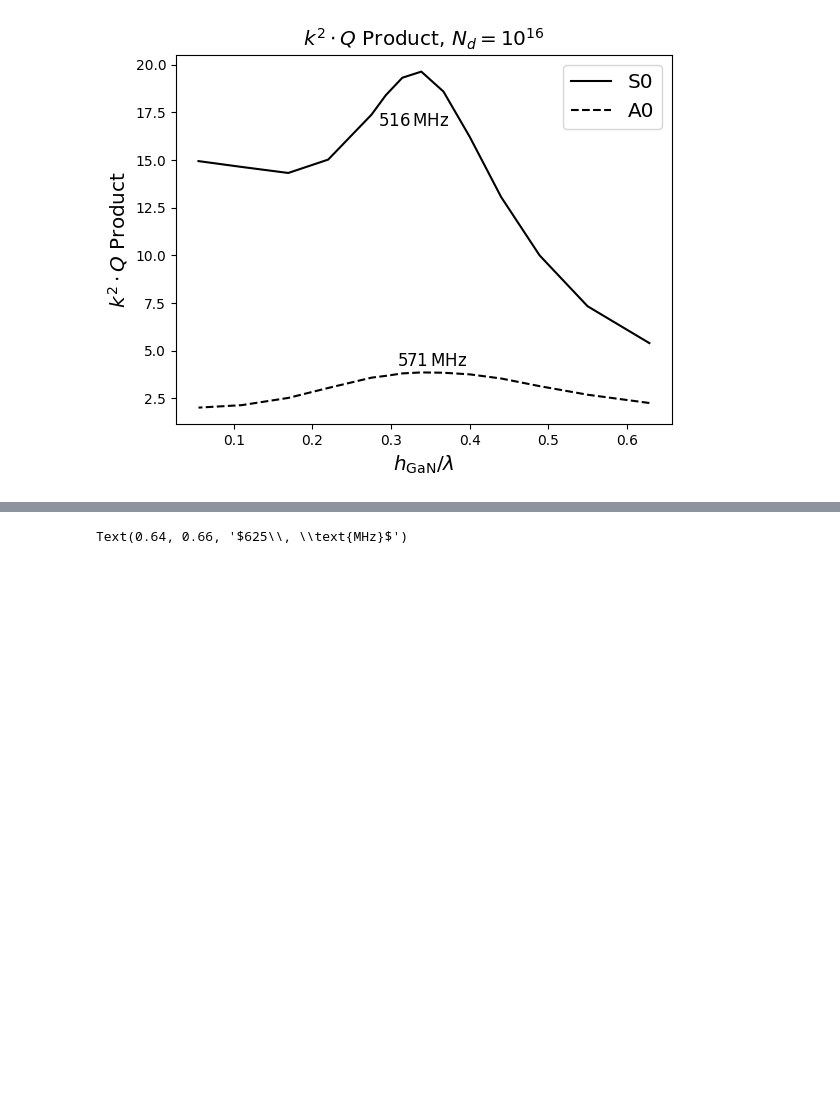
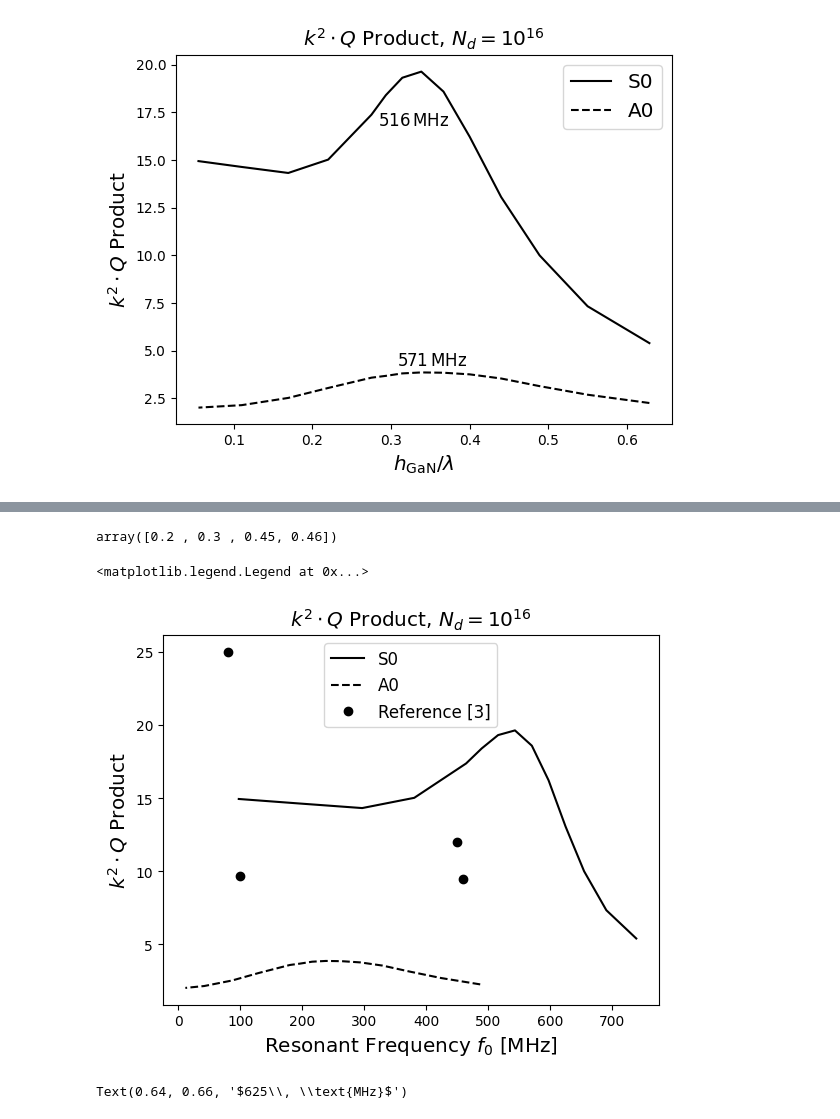
Before and after one commit to ninja-lab/Resonators, a Jupyter notebook: ComsolPlots.ipynb, the cells around one changed output, grey strips where cells are left out. Cells and saved outputs as stored; diff of their text form; code cells hidden in the pictures; blank space fills up the shorter version.

```diff
--- a/ComsolPlots.ipynb
+++ b/ComsolPlots.ipynb
@@ -126,3 +123,21 @@ Text(0.47, 0.25, '$571\\, \\text{MHz}$')
+# %%
+np.array([.2, .3, .45, .46])
+# %% [output]
+array([0.2 , 0.3 , 0.45, 0.46])
+# %%
+lit_fGHz = np.array([.08, .1, .45, .46])*1e9
+lit_k2Q = np.array([25, 9.7, 12, 9.5])
+fig, ax = plt.subplots()
+ax.set_xlabel(r'Resonant Frequency $f_0$ [MHz]', fontsize='x-large')
+ax.set_title(r'$k^2\cdot Q$ Product, $N_d = 10^{16}$', fontsize='x-large')
+ax.set_ylabel(r'$k^2\cdot Q$ Product', fontsize='x-large')#$[\cdot 10^{11}]$')
+ax.plot(df['eigS']/1e6, df['ksq_Nd1e16_S0']*df['Q_Nd1e16_S0'], color='k', linestyle='-', label=r'S0')
+ax.plot(df['eigAS']/1e6, df['ksq_Nd1e16_A0']*df['Q_Nd1e16_A0'], color='k', linestyle='--', label=r'A0')
+ax.plot(lit_fGHz/1e6, lit_k2Q, linestyle='none', marker='.',markersize='12', color='k', label = 'Reference [3]')
+ax.legend( fontsize='large', loc='upper center')
+# %% [output]
+<matplotlib.legend.Legend at 0x...>
+[figure, added]
 # %%
 fig, ax = plt.subplots()
 ax.set_xlabel(r'$h_{\mathrm{GaN}}/\lambda$', fontsize='x-large')
```
Also changed, not shown: parts of 4 cells of this notebook, 18 other files.
